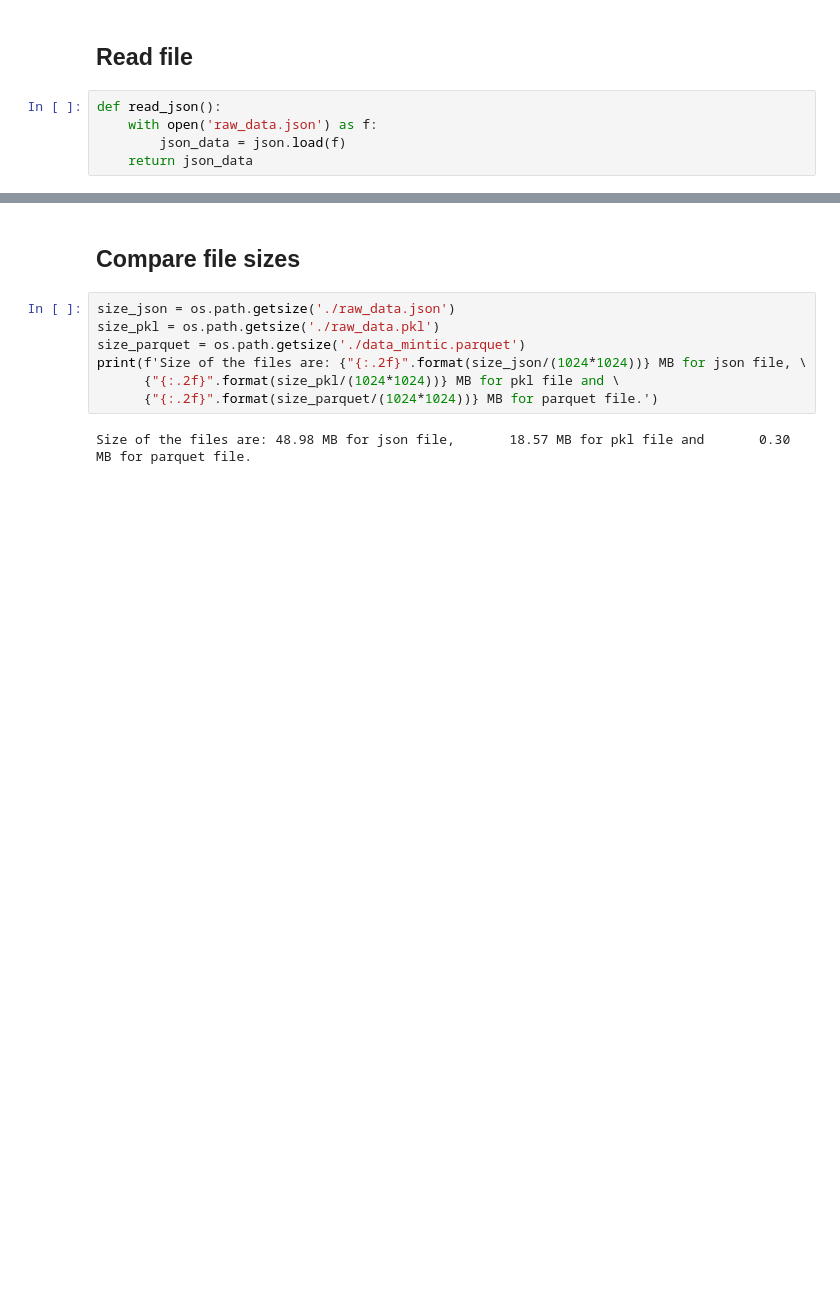
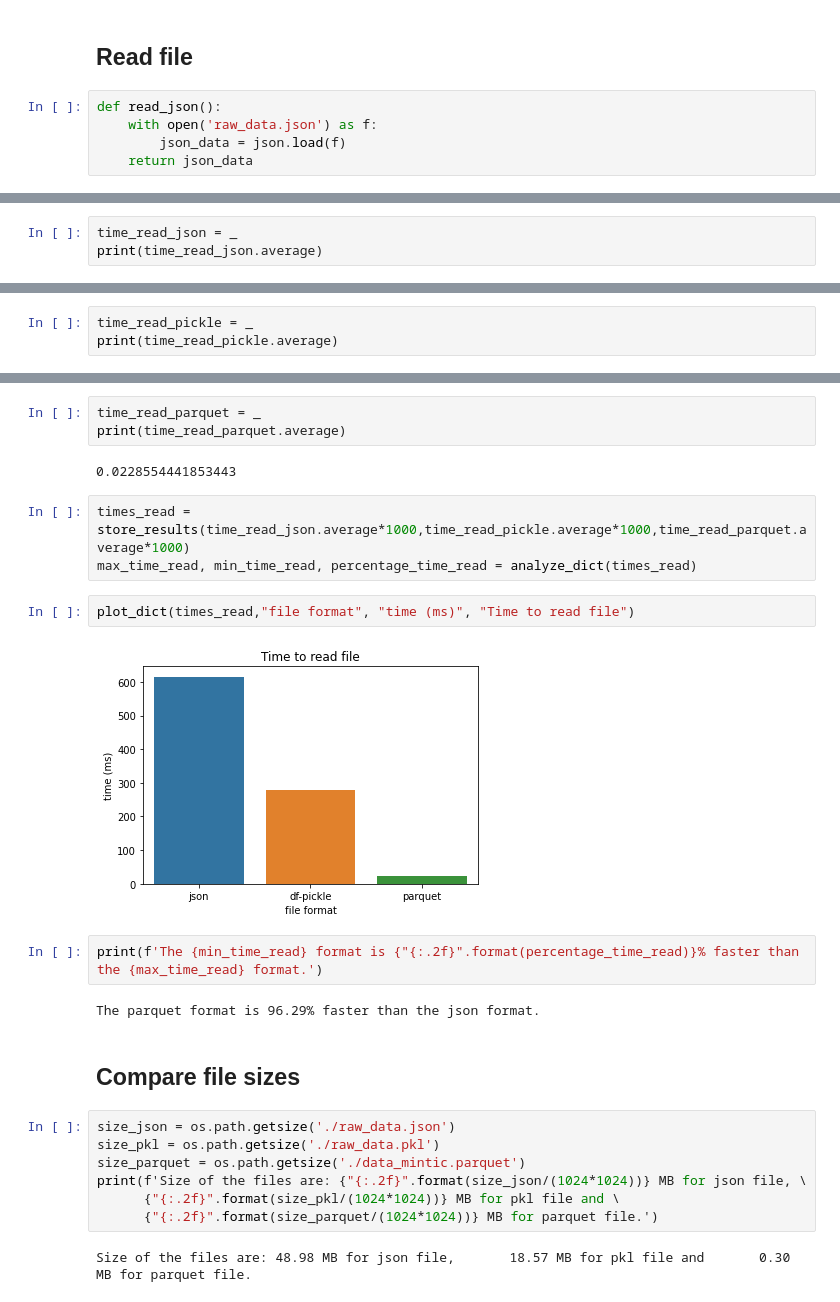
Before and after one commit to datacloudgui/data_benchmark_mintic, a Jupyter notebook: benchmark_mintic.ipynb, the cells around one changed output, grey strips where cells are left out. Drawn from its saved outputs; the diff is of its cells as text; blank space fills up the shorter version.

```diff
--- a/benchmark_mintic.ipynb
+++ b/benchmark_mintic.ipynb
@@ -109,0 +146,3 @@ def read_json():
+# %%
+time_read_json = _
+print(time_read_json.average)
@@ -113,0 +157,3 @@ def read_json():
+# %%
+time_read_pickle = _
+print(time_read_pickle.average)
@@ -118,3 +168,19 @@ def read_json():
+# %%
+time_read_parquet = _
+print(time_read_parquet.average)
+# %% [output]
+0.0228554441853443
+# %%
+times_read = store_results(time_read_json.average*1000,time_read_pickle.average*1000,time_read_parquet.average*1000)
+max_time_read, min_time_read, percentage_time_read = analyze_dict(times_read)
+# %%
+plot_dict(times_read,"file format", "time (ms)", "Time to read file")
+# %% [output]
+[figure, added]
+# %%
+print(f'The {min_time_read} format is {"{:.2f}".format(percentage_time_read)}% faster than the {max_time_read} format.')
+# %% [output]
+The parquet format is 96.29% faster than the json format.
 # %% [markdown]
 ## Compare file sizes
 # %%
```
Also changed, not shown: parts of 51 cells of this notebook.
